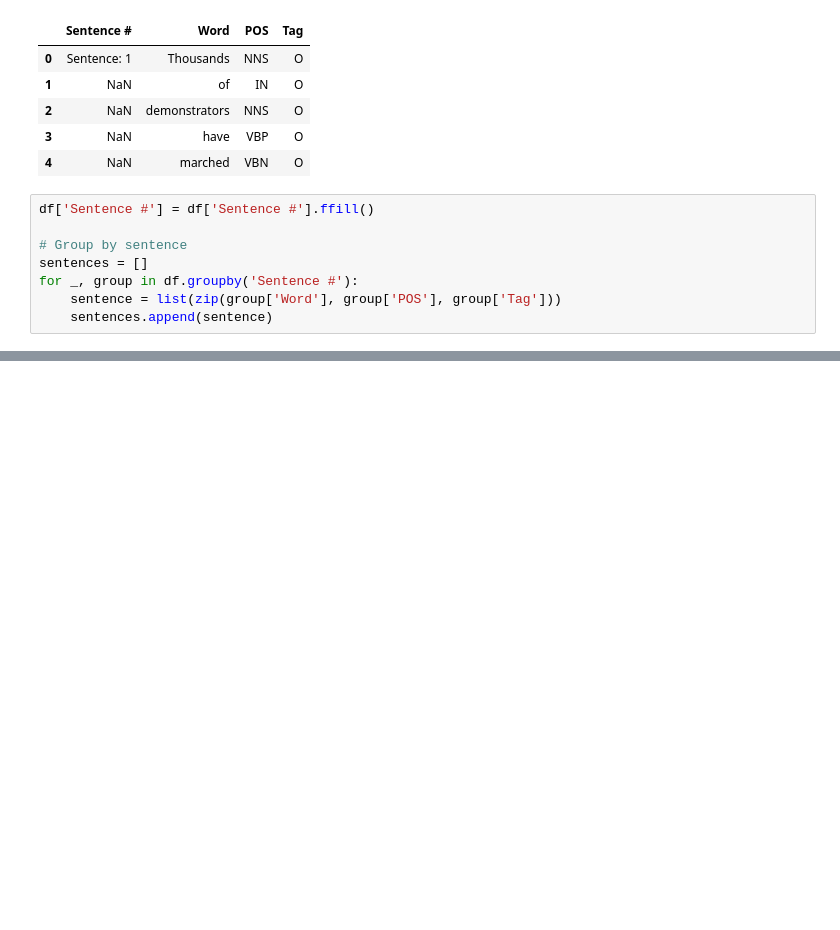
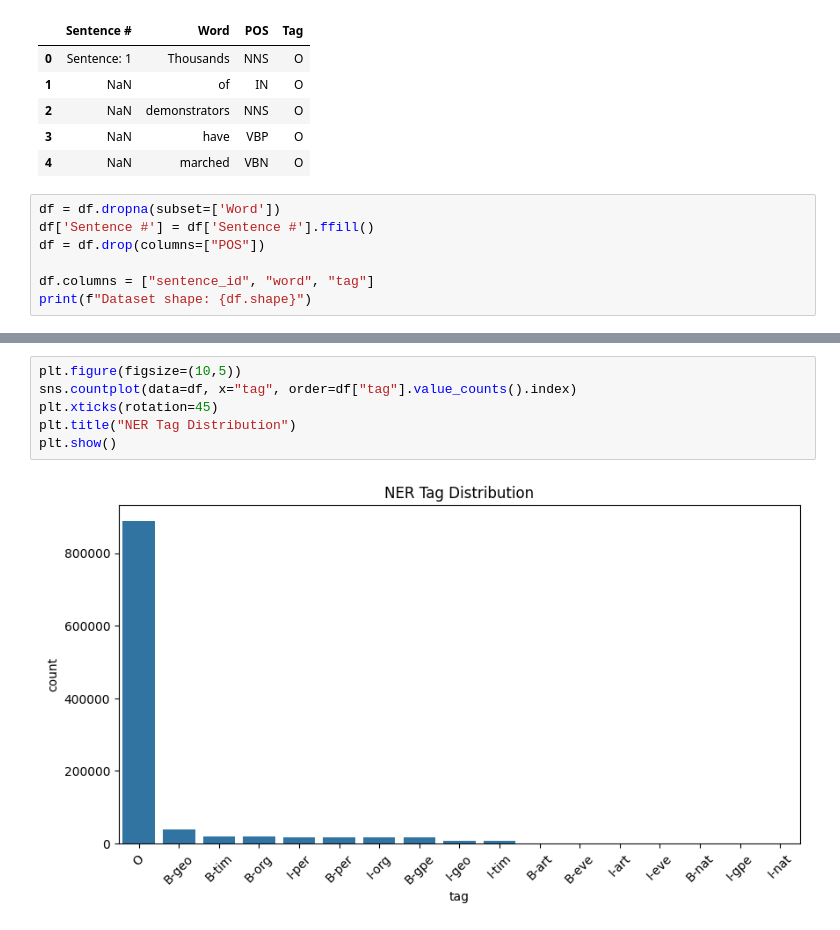
Before and after one commit to KVaid29994/NER_model, a Jupyter notebook: notebook/model.ipynb, the cells around one changed output, grey strips where cells are left out. Drawn from its saved outputs; the diff is of its cells as text; blank space fills up the shorter version.

```diff
--- a/notebook/model.ipynb
+++ b/notebook/model.ipynb
@@ -16,10 +20,9 @@ df.head()
 | 3 | NaN | have | VBP | O |
 | 4 | NaN | marched | VBN | O |
 # %%
+df = df.dropna(subset=['Word'])
 df['Sentence #'] = df['Sentence #'].ffill()
+df = df.drop(columns=["POS"])
 
-# Group by sentence
-sentences = []
-for _, group in df.groupby('Sentence #'):
-    sentence = list(zip(group['Word'], group['POS'], group['Tag']))
-    sentences.append(sentence)
+df.columns = ["sentence_id", "word", "tag"]
+print(f"Dataset shape: {df.shape}")
@@ -94,0 +87,8 @@ B-tim     20333
+# %%
+plt.figure(figsize=(10,5))
+sns.countplot(data=df, x="tag", order=df["tag"].value_counts().index)
+plt.xticks(rotation=45)
+plt.title("NER Tag Distribution")
+plt.show()
+# %% [output]
+[figure, added]
```
Also changed, not shown: parts of 27 cells of this notebook.
